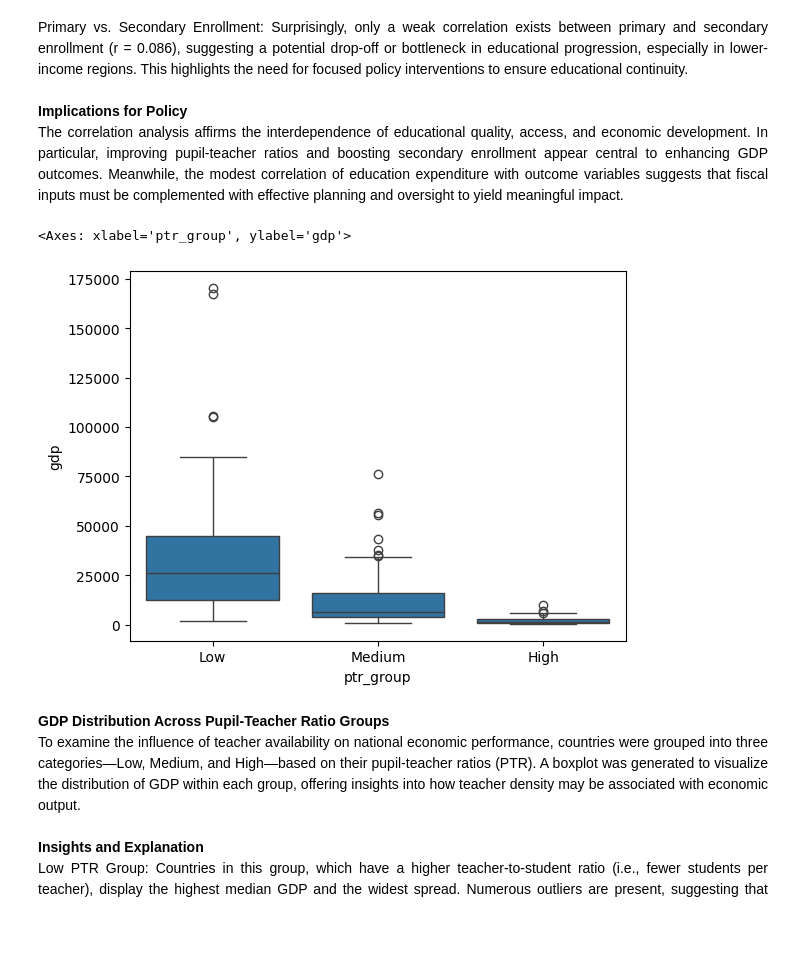
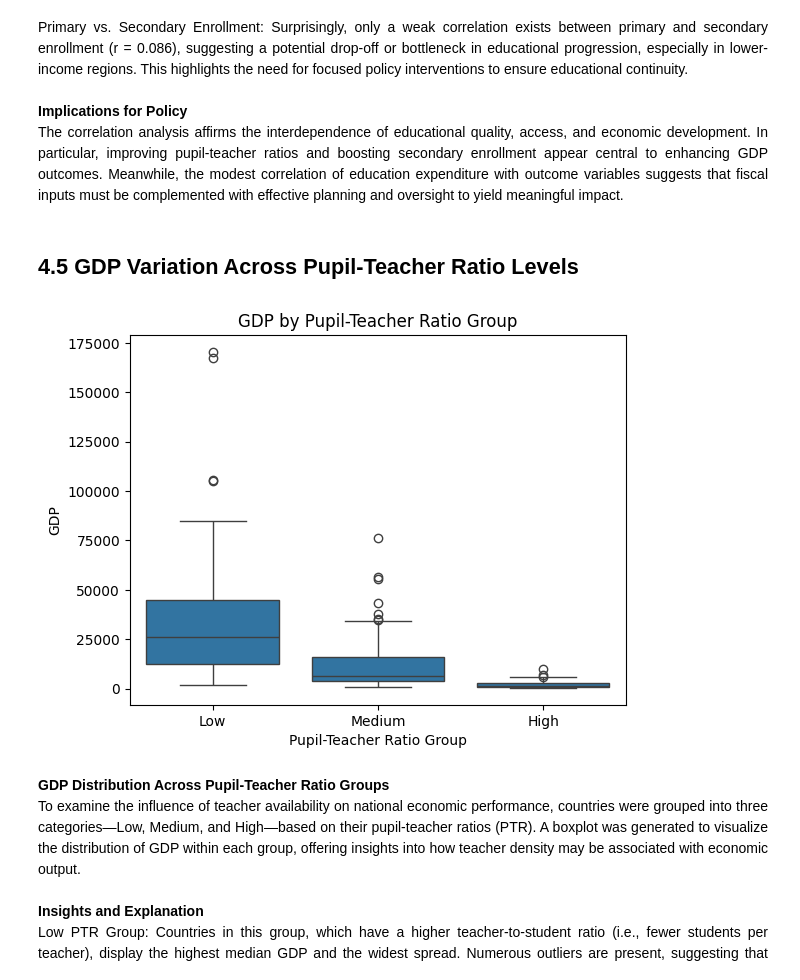
Before and after one commit to Hazim-HF/P152419_Project_1_Data_Management, a Jupyter notebook: P152419_Project_1_STQD6324.ipynb, the cells around one changed output. Drawn from its saved outputs; the diff is of its cells as text; code cells hidden in the pictures; blank space fills up the shorter version.

```diff
--- a/P152419_Project_1_STQD6324.ipynb
+++ b/P152419_Project_1_STQD6324.ipynb
@@ -425,13 +429,17 @@ sns.heatmap(cleaned_df[numeric_cols].corr(), annot=True, cmap='coolwarm')
 
 <div style='text-align:justify; font-weight:bold'>Implications for Policy </div>
 <div style='text-align:justify'>The correlation analysis affirms the interdependence of educational quality, access, and economic development. In particular, improving pupil-teacher ratios and boosting secondary enrollment appear central to enhancing GDP outcomes. Meanwhile, the modest correlation of education expenditure with outcome variables suggests that fiscal inputs must be complemented with effective planning and oversight to yield meaningful impact. </div>
+# %% [markdown]
+<h2 style='font-weight:bold'> 4.5 GDP Variation Across Pupil-Teacher Ratio Levels </h2>
 # %%
 # plot a boxplot of GDP by level of pupil-teacher ratio
 cleaned_df['ptr_group'] = pd.cut(cleaned_df['pupil_teacher_ratio'], bins=[0,15,25,40], labels=['Low','Medium','High'])
 sns.boxplot(data=cleaned_df, x='ptr_group', y='gdp')
+plt.title('GDP by Pupil-Teacher Ratio Group')
+plt.xlabel('Pupil-Teacher Ratio Group')
+plt.ylabel('GDP');
 # %% [output]
-<Axes: xlabel='ptr_group', ylabel='gdp'>
-[figure, old version]
+[figure, new version]
 # %% [markdown]
 <div style='text-align:justify; font-weight:bold;'> GDP Distribution Across Pupil-Teacher Ratio Groups </div>
 <div style='text-align:justify'> To examine the influence of teacher availability on national economic performance, countries were grouped into three categories—Low, Medium, and High—based on their pupil-teacher ratios (PTR). A boxplot was generated to visualize the distribution of GDP within each group, offering insights into how teacher density may be associated with economic output. </div> <br>
```
Also changed, not shown: parts of 16 cells of this notebook.
